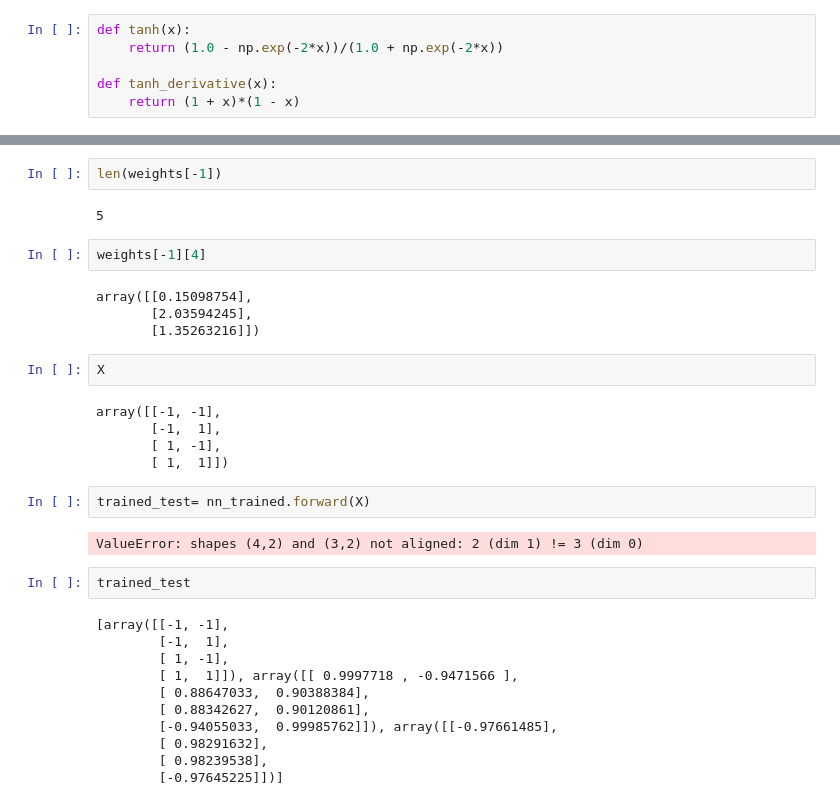
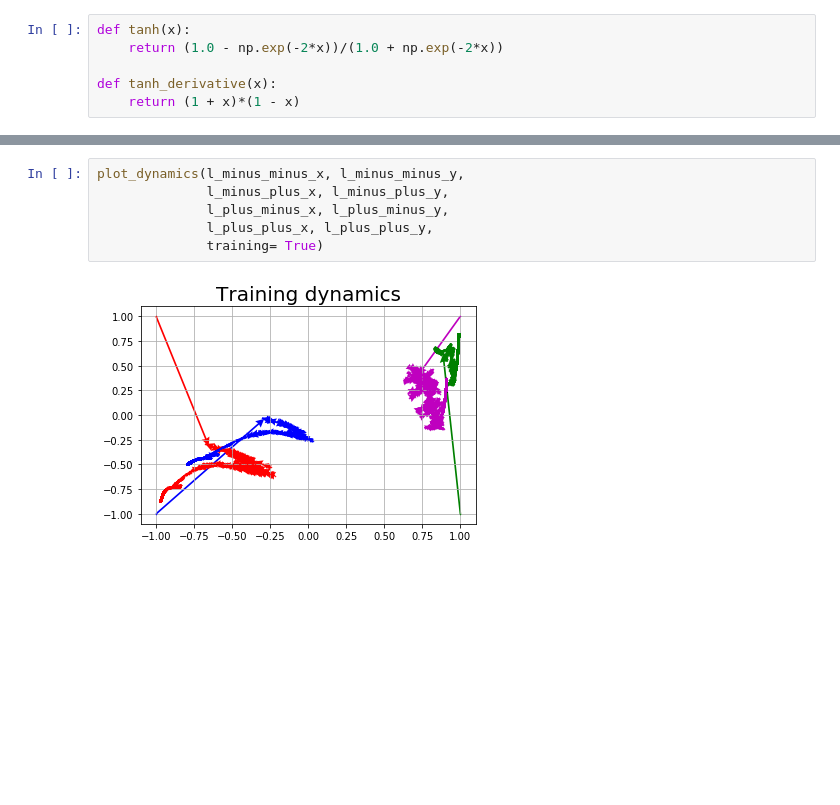
Before and after one commit to rodsveiga/xor_function, a Jupyter notebook: xor.ipynb, the cells around one changed output, grey strips where cells are left out. Cells and saved outputs as stored; diff of their text form; blank space fills up the shorter version.

```diff
--- a/xor.ipynb
+++ b/xor.ipynb
@@ -348,37 +346,11 @@ nn_trained = NeuralNetwork([2, 2, 2, 2, 2, 1],
-# %%
-len(weights[-1])
-# %% [output]
-5
-# %%
-weights[-1][4]
-# %% [output]
-array([[0.15098754],
-       [2.03594245],
-       [1.35263216]])
-# %%
-X
-# %% [output]
-array([[-1, -1],
-       [-1,  1],
-       [ 1, -1],
-       [ 1,  1]])
-# %%
-trained_test= nn_trained.forward(X)
-# %% [output]
-ValueError: shapes (4,2) and (3,2) not aligned: 2 (dim 1) != 3 (dim 0)
-# %%
-trained_test
-# %% [output]
-[array([[-1, -1],
-        [-1,  1],
-        [ 1, -1],
-        [ 1,  1]]), array([[ 0.9997718 , -0.9471566 ],
-        [ 0.88647033,  0.90388384],
-        [ 0.88342627,  0.90120861],
-        [-0.94055033,  0.99985762]]), array([[-0.97661485],
-        [ 0.98291632],
-        [ 0.98239538],
-        [-0.97645225]])]
+# %%
+plot_dynamics(l_minus_minus_x, l_minus_minus_y,
+              l_minus_plus_x, l_minus_plus_y,
+              l_plus_minus_x, l_plus_minus_y,
+              l_plus_plus_x, l_plus_plus_y,
+              training= True)
+# %% [output]
+[figure, added]
 # %%
 f, (ax1, ax2, ax3, ax4) = plt.subplots(4,
                                        sharex=True,
```
Also changed, not shown: parts of 15 cells of this notebook.
